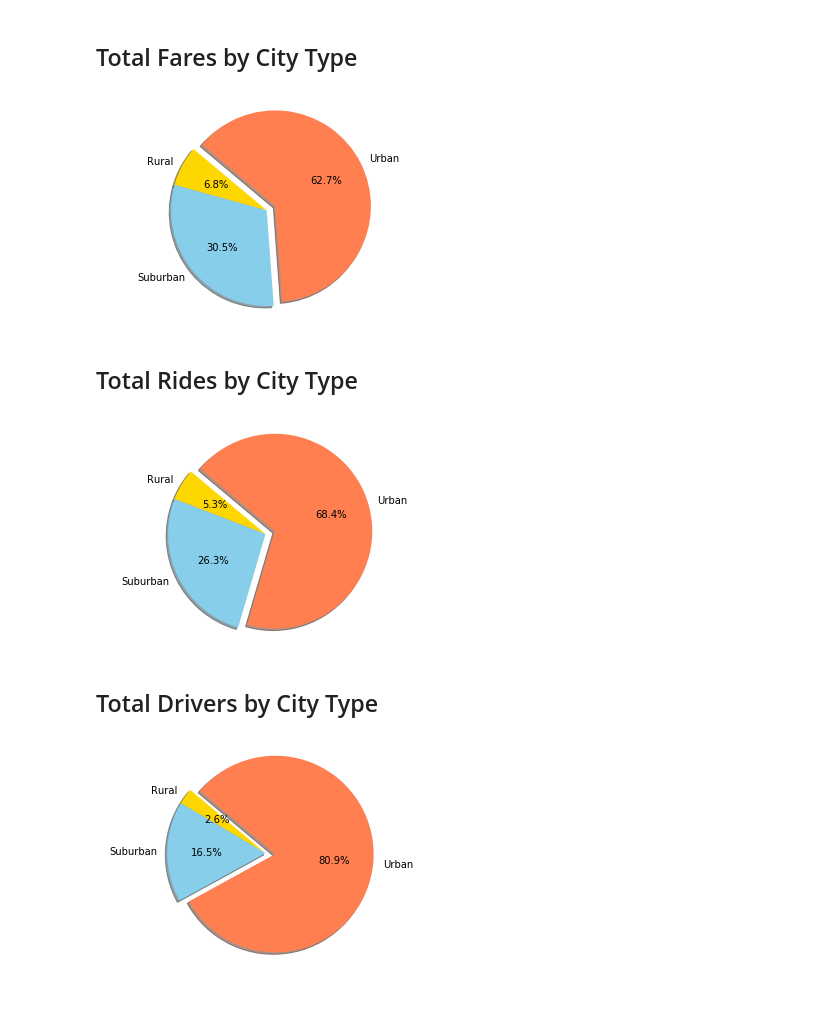
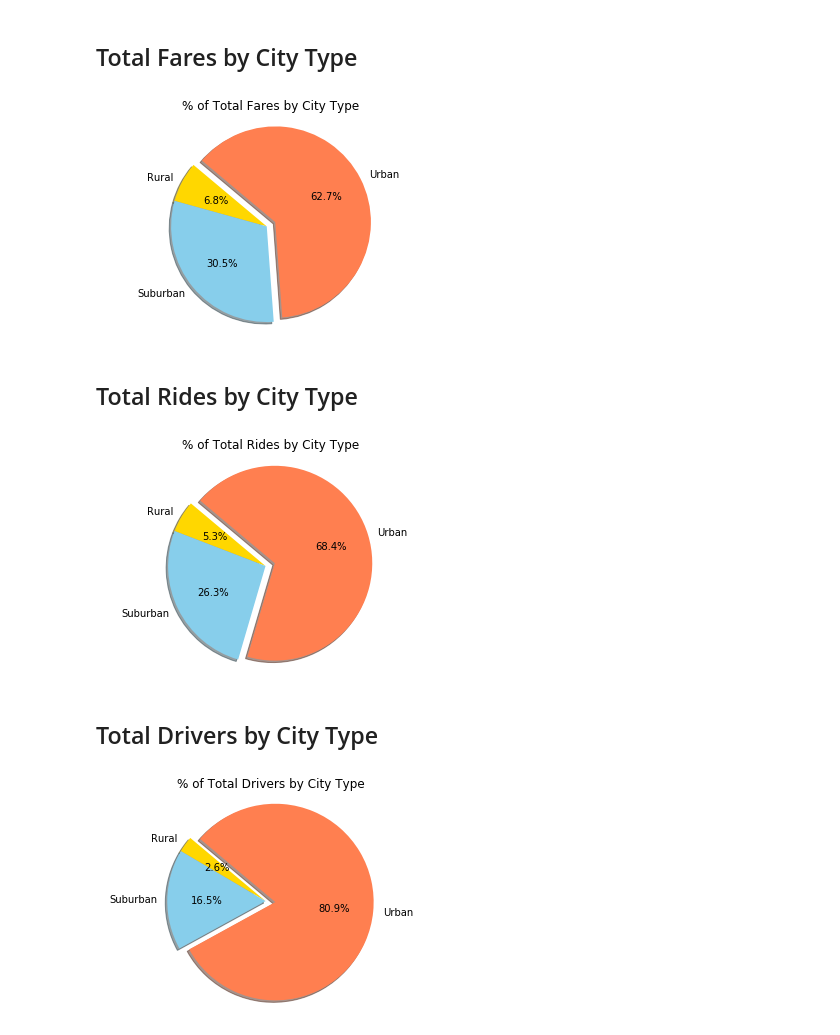
Before and after one commit to RickCavalla/matplotlib-challenge, a Jupyter notebook: Pyber/pyber_starter.ipynb, the cells around one changed output. Drawn from its saved outputs; the diff is of its cells as text; code cells hidden in the pictures; blank space fills up the shorter version.

Commit message:
All plots complete, needs cleanup and comments

```diff
--- a/Pyber/pyber_starter.ipynb
+++ b/Pyber/pyber_starter.ipynb
@@ -133,33 +133,34 @@ plt.show()
 # %%
 # Calculate Type Percents
 type_fares_df = pyber_df[["type", "fare"]]
 type_fares_df
 
 type_fares_group = type_fares_df.groupby(["type"])
 type_fares_total_df = pd.DataFrame(type_fares_group.sum()["fare"])
 type_fares_total_df = type_fares_total_df.rename(columns={"fare": "Total Fares"})
 type_fares_total_df = type_fares_total_df.reset_index()
 
 plot_types = type_fares_total_df["type"].tolist()
 plot_values = type_fares_total_df["Total Fares"].tolist()
 
 plot_colors = []
 for city_type in plot_types:
     plot_colors.append(color_dict.get(city_type))
 
 explode = (0,0,0.1)
 type_fares_total_df
 
 # Build Pie Chart
 plt.pie(plot_values, explode=explode, labels=plot_types, colors=plot_colors,
-       autopct="%1.1f%%", shadow=True, startangle=140)
+        autopct="%1.1f%%", shadow=True, startangle=140)
+plt.title("% of Total Fares by City Type")
 plt.axis("equal")
 # Save Figure
 
 save_fare = os.path.join("images", "Fare_Pie_Chart")
 plt.savefig(save_fare)
 # %% [output]
-[figure, old version]
+[figure, new version]
 # %%
 # Show Figure
 plt.show()
@@ -188,13 +189,14 @@ type_rides_total_df
 # Build Pie Chart
 plt.pie(plot_values, explode=explode, labels=plot_types, colors=plot_colors,
        autopct="%1.1f%%", shadow=True, startangle=140)
+plt.title("% of Total Rides by City Type")
 plt.axis("equal")
 # Save Figure
 
-save_fare = os.path.join("images", "Rides_Pie_Chart")
-plt.savefig(save_fare)
+save_rides = os.path.join("images", "Rides_Pie_Chart")
+plt.savefig(save_rides)
 # %% [output]
-[figure, old version]
+[figure, new version]
 # %%
 # Show Figure
 plt.show()
@@ -224,13 +226,14 @@ type_drivers_total_df
 # Build Pie Chart
 plt.pie(plot_values, explode=explode, labels=plot_types, colors=plot_colors,
        autopct="%1.1f%%", shadow=True, startangle=140)
+plt.title("% of Total Drivers by City Type")
 plt.axis("equal")
 # Save Figure
 
 save_fare = os.path.join("images", "Drivers_Pie_Chart")
 plt.savefig(save_fare)
 # %% [output]
-[figure, old version]
+[figure, new version]
 # %%
 # Show Figure
 plt.show()
```
Also changed, not shown: parts of 2 cells of this notebook, 3 other files.
